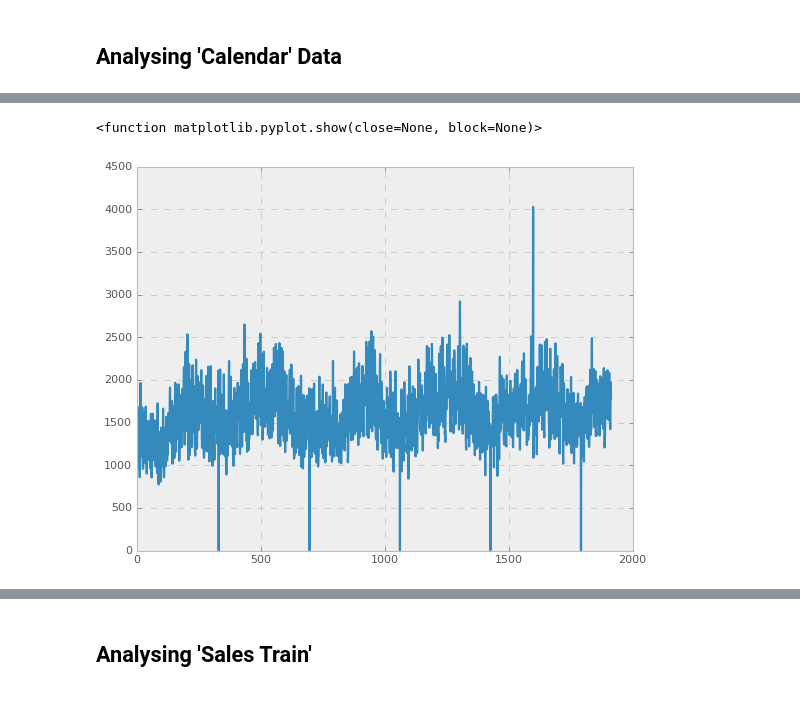
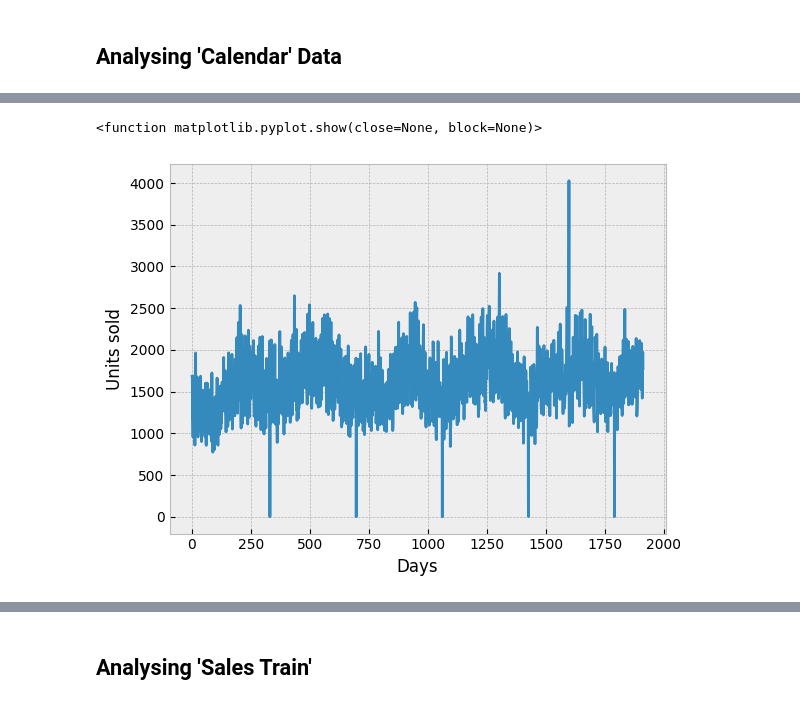
Before and after one commit to barath-uni/AFCS_Group_4, a Jupyter notebook: data_model_python.ipynb, the cells around one changed output, grey strips where cells are left out. Saved outputs shown, nothing was run; the diff lists cells and outputs as text; code cells hidden in the pictures.

```diff
--- a/data_model_python.ipynb
+++ b/data_model_python.ipynb
@@ -104,15 +110,17 @@ plt.show
 # %%
 # Plotting the complete food sales per day
 
 df_sales_train
 
 food_sales = []
 for column in df_sales_train.columns[1:]:
     food_sales.append(df_sales_train[column].sum())
 
 x = np.linspace(1, len(food_sales), len(food_sales))
 plt.plot(x, food_sales)
+plt.xlabel('Days')
+plt.ylabel('Units sold')
 plt.show
 # %% [output]
 <function matplotlib.pyplot.show(close=None, block=None)>
-[figure, old version]
+[figure, new version]
```
Also changed, not shown: parts of 5 cells of this notebook.
